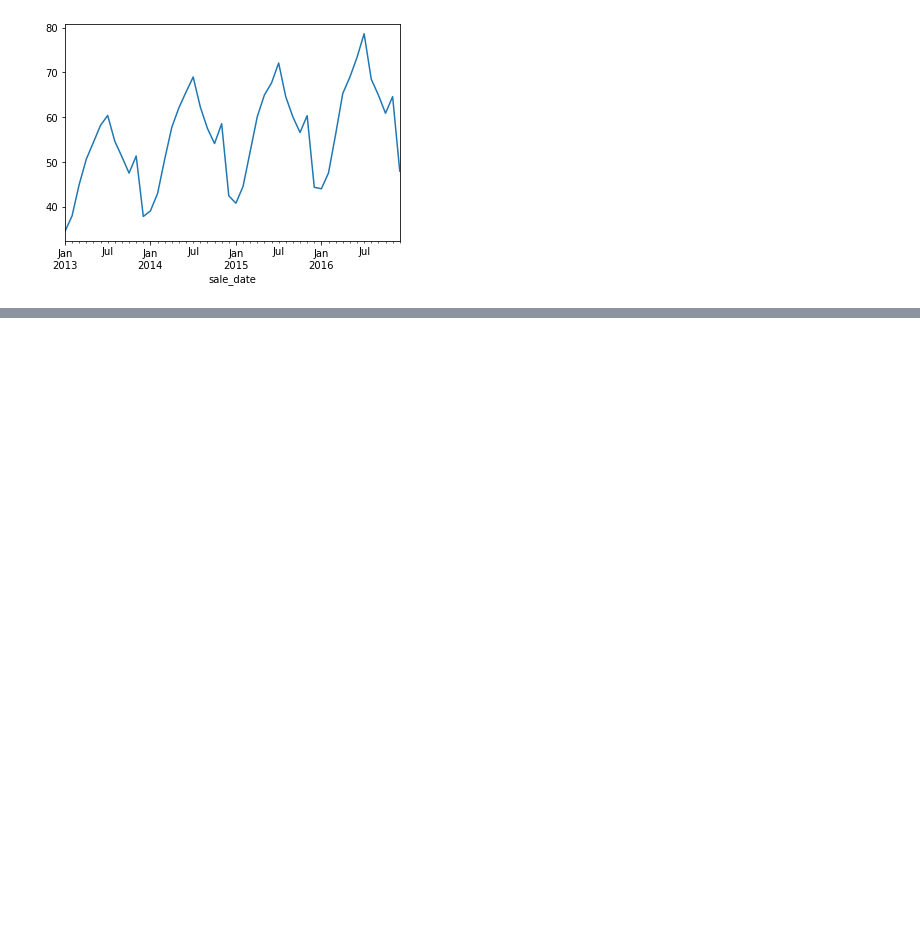
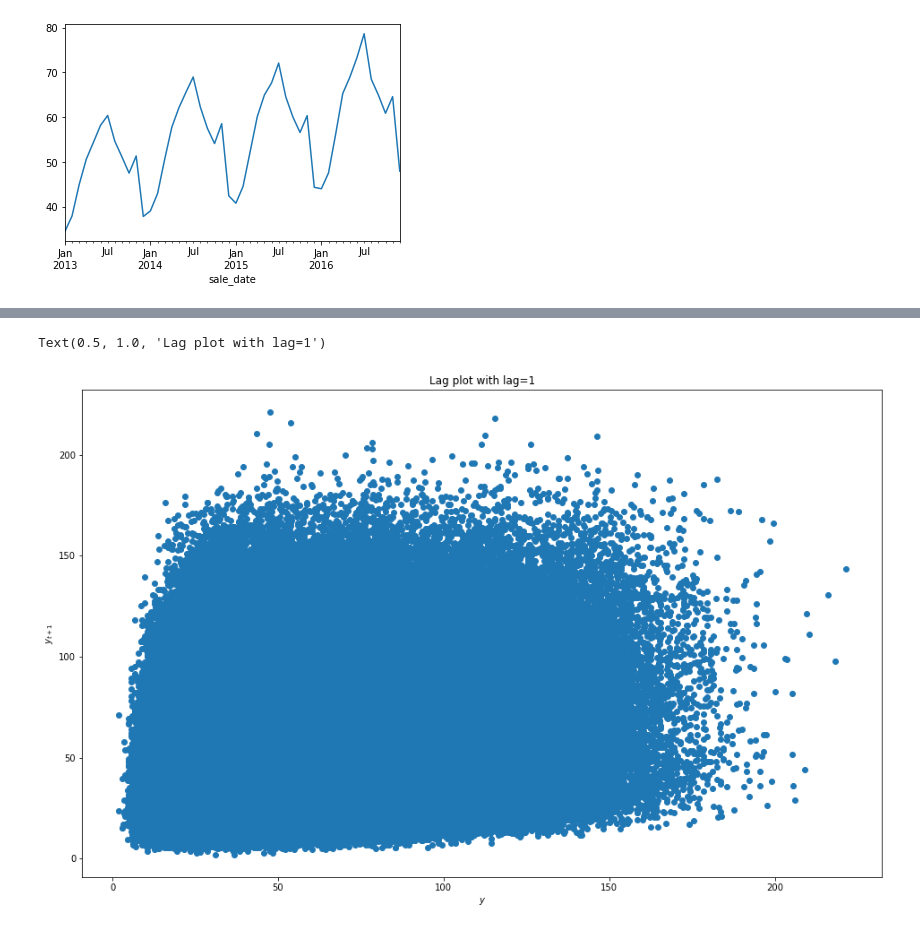
Before and after one commit to PGuajardo/time-series-exercises, a Jupyter notebook: explore.ipynb, the cells around one changed output, grey strips where cells are left out. Drawn from its saved outputs; the diff is of its cells as text; code cells hidden in the pictures; blank space fills up the shorter version.

```diff
--- a/explore.ipynb
+++ b/explore.ipynb
@@ -71,0 +92,9 @@ y.resample('M').mean().plot()
+# %%
+plt.figure(figsize = (16,10))
+plt.scatter(y, y.shift(-1))
+plt.xlabel('$y$')
+plt.ylabel('$y_{t + 1}$')
+plt.title('Lag plot with lag=1')
+# %% [output]
+Text(0.5, 1.0, 'Lag plot with lag=1')
+[figure, added]
```
Also changed, not shown: parts of 16 cells of this notebook, 1 other file.
